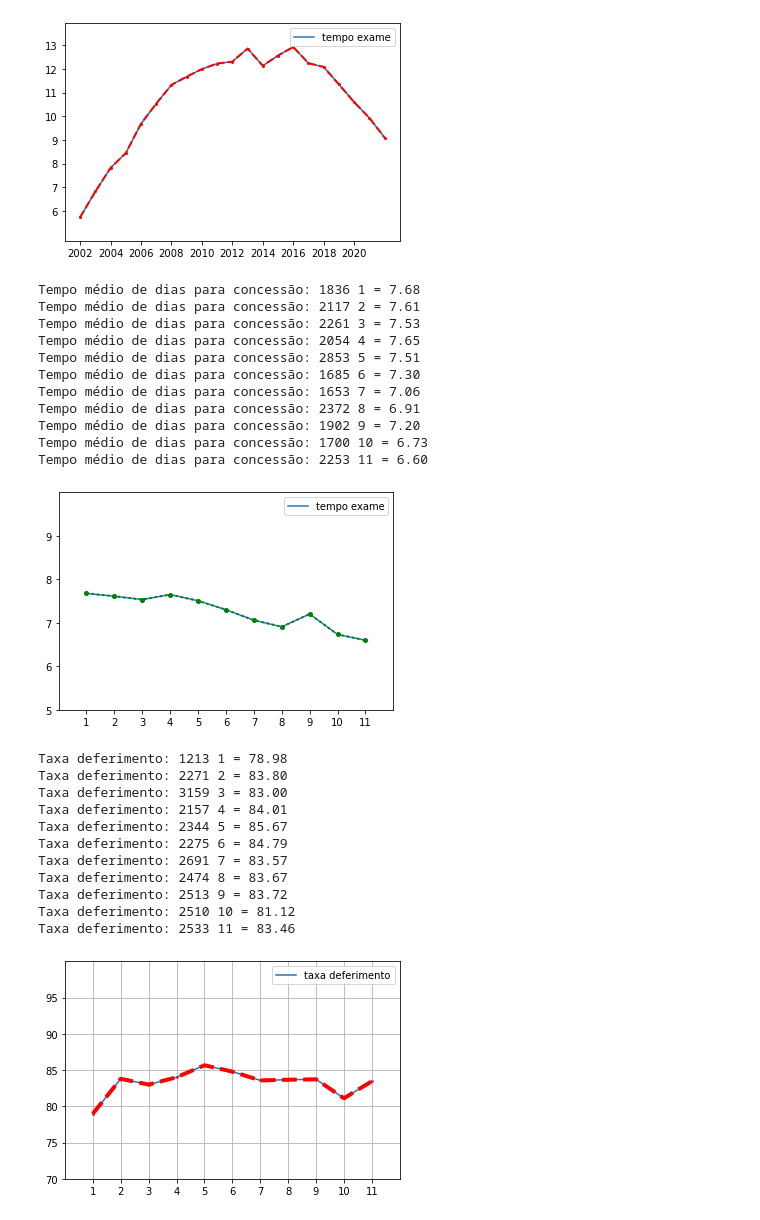
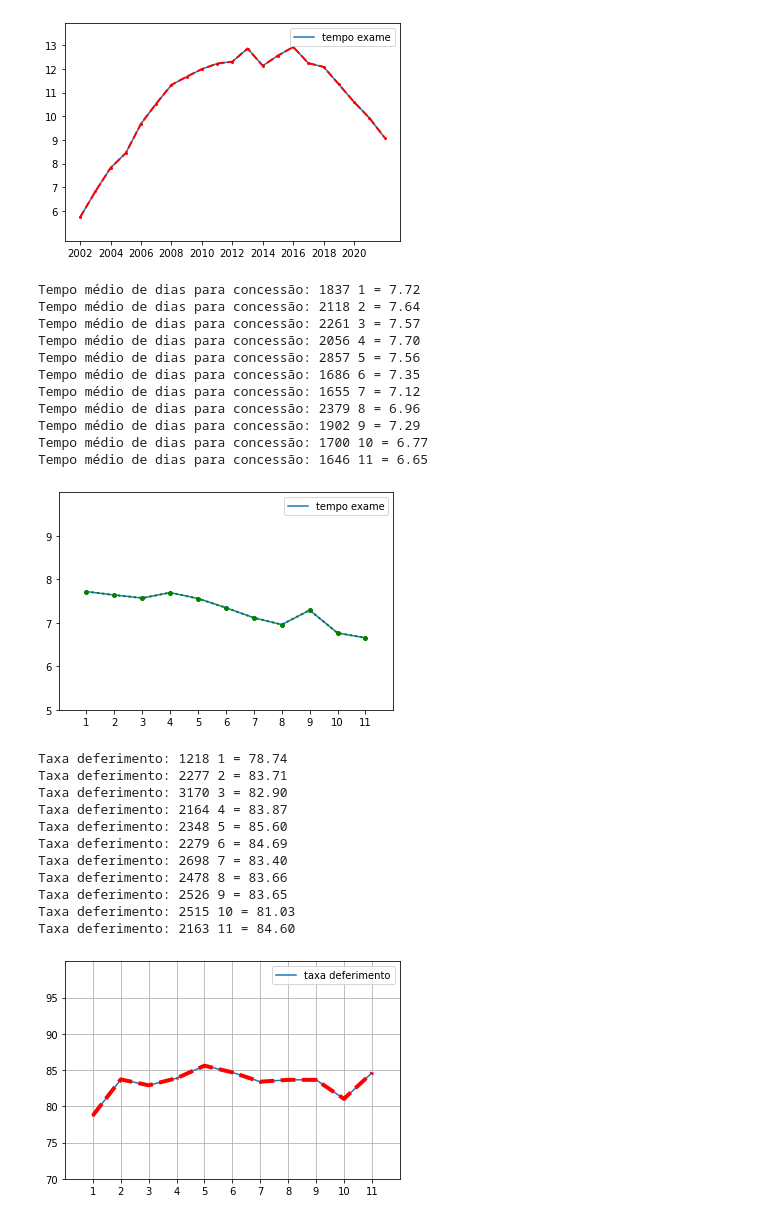
Before and after one commit to antonioabrantes/patentes, a Jupyter notebook: sinergias5.ipynb, the cells around one changed output. Drawn from its saved outputs; the diff is of its cells as text; code cells hidden in the pictures.

```diff
--- a/sinergias5.ipynb
+++ b/sinergias5.ipynb
@@ -58,7 +58,7 @@ for mes in range(1, 12, 1):
     ano = 2022
     soma = 0
     total = 0
-    comando = f'select * from arquivados where year(data)={ano} and month(data)={mes} and despacho="16.1" and anulado=0'
+    comando = f'select * from arquivadosxml where year(data)={ano} and month(data)={mes} and despacho="16.1" and anulado=0'
     cursor.execute(comando)
     resultado = cursor.fetchall()
     for row in resultado:
@@ -66,50 +66,50 @@ for mes in range(1, 12, 1):
         d=datetime.datetime.strptime(str(row[3]), "%Y-%m-%d")
         date1 = datetime.date(d.year, d.month, d.day)
 
-        comando = f"select * from publicados where numero='{numero}'"
+        comando = f"select * from depositados where numero='{numero}'"
         try:
             cursor.execute(comando)
             resultado = cursor.fetchone()
             if resultado is not None:
-                d = resultado[4]
+                d = resultado[1]
                 data_deposito = str(d.year) + '-' + str(d.month) + '-' + str(d.day)
                 #print(data_deposito)
         except (mysql.connector.Error, mysql.connector.Warning) as e:
             print(e)
             print(str(numero))
 
         date2 = datetime.date(d.year, d.month, d.day)
         soma = soma + numOfDays(date2, date1)
         total = total + 1
 
     media=0
     if total>0:
         media = soma/total/365
     y.append(media)
     x.append(mes)
     print(f'Tempo médio de dias para concessão: {total} {mes} = {media:.2f}')
 
 plt.plot(x,y,label="tempo exame")
 plt.ylim(5, 10)
 plt.yticks(range(5,10,1))
 plt.xlim(min(x)-1, max(x)+1)
 plt.xticks(range(1, 12 , 1))
 plt.legend()
 plt.plot(x,y,color='green' , marker='o', markersize=4, linestyle=':', linewidth=2)
 plt.show()
 # %% [output]
-Tempo médio de dias para concessão: 1836 1 = 7.68
-Tempo médio de dias para concessão: 2117 2 = 7.61
-Tempo médio de dias para concessão: 2261 3 = 7.53
-Tempo médio de dias para concessão: 2054 4 = 7.65
-Tempo médio de dias para concessão: 2853 5 = 7.51
-Tempo médio de dias para concessão: 1685 6 = 7.30
-Tempo médio de dias para concessão: 1653 7 = 7.06
-Tempo médio de dias para concessão: 2372 8 = 6.91
-Tempo médio de dias para concessão: 1902 9 = 7.20
-Tempo médio de dias para concessão: 1700 10 = 6.73
-Tempo médio de dias para concessão: 2253 11 = 6.60
+Tempo médio de dias para concessão: 1837 1 = 7.72
+Tempo médio de dias para concessão: 2118 2 = 7.64
+Tempo médio de dias para concessão: 2261 3 = 7.57
+Tempo médio de dias para concessão: 2056 4 = 7.70
+Tempo médio de dias para concessão: 2857 5 = 7.56
+Tempo médio de dias para concessão: 1686 6 = 7.35
+Tempo médio de dias para concessão: 1655 7 = 7.12
+Tempo médio de dias para concessão: 2379 8 = 6.96
+Tempo médio de dias para concessão: 1902 9 = 7.29
+Tempo médio de dias para concessão: 1700 10 = 6.77
+Tempo médio de dias para concessão: 1646 11 = 6.65
-[figure, old version]
+[figure, new version]
 # %%
 y = []
 x = []
@@ -119,7 +119,7 @@ for mes in range(1, 12, 1):
     deferidos = 0
     indeferidos = 0
     total = 0
-    comando = f'select * from arquivados where year(data)={ano} and month(data)={mes} and despacho in ("9.1","9.2") and anulado=0'
+    comando = f'select * from arquivadosxml where year(data)={ano} and month(data)={mes} and despacho in ("9.1","9.2") and anulado=0'
     cursor.execute(comando)
     resultado = cursor.fetchall()
     for row in resultado:
@@ -148,15 +148,15 @@ plt.legend()
 plt.plot(x,y,color='red' , marker='x', markersize=2, linestyle='--', linewidth=4)
 plt.show()
 # %% [output]
-Taxa deferimento: 1213 1 = 78.98
-Taxa deferimento: 2271 2 = 83.80
-Taxa deferimento: 3159 3 = 83.00
-Taxa deferimento: 2157 4 = 84.01
-Taxa deferimento: 2344 5 = 85.67
-Taxa deferimento: 2275 6 = 84.79
-Taxa deferimento: 2691 7 = 83.57
-Taxa deferimento: 2474 8 = 83.67
-Taxa deferimento: 2513 9 = 83.72
-Taxa deferimento: 2510 10 = 81.12
-Taxa deferimento: 2533 11 = 83.46
+Taxa deferimento: 1218 1 = 78.74
+Taxa deferimento: 2277 2 = 83.71
+Taxa deferimento: 3170 3 = 82.90
+Taxa deferimento: 2164 4 = 83.87
+Taxa deferimento: 2348 5 = 85.60
+Taxa deferimento: 2279 6 = 84.69
+Taxa deferimento: 2698 7 = 83.40
+Taxa deferimento: 2478 8 = 83.66
+Taxa deferimento: 2526 9 = 83.65
+Taxa deferimento: 2515 10 = 81.03
+Taxa deferimento: 2163 11 = 84.60
-[figure, old version]
+[figure, new version]
```
Also changed, not shown: 1 other file.
